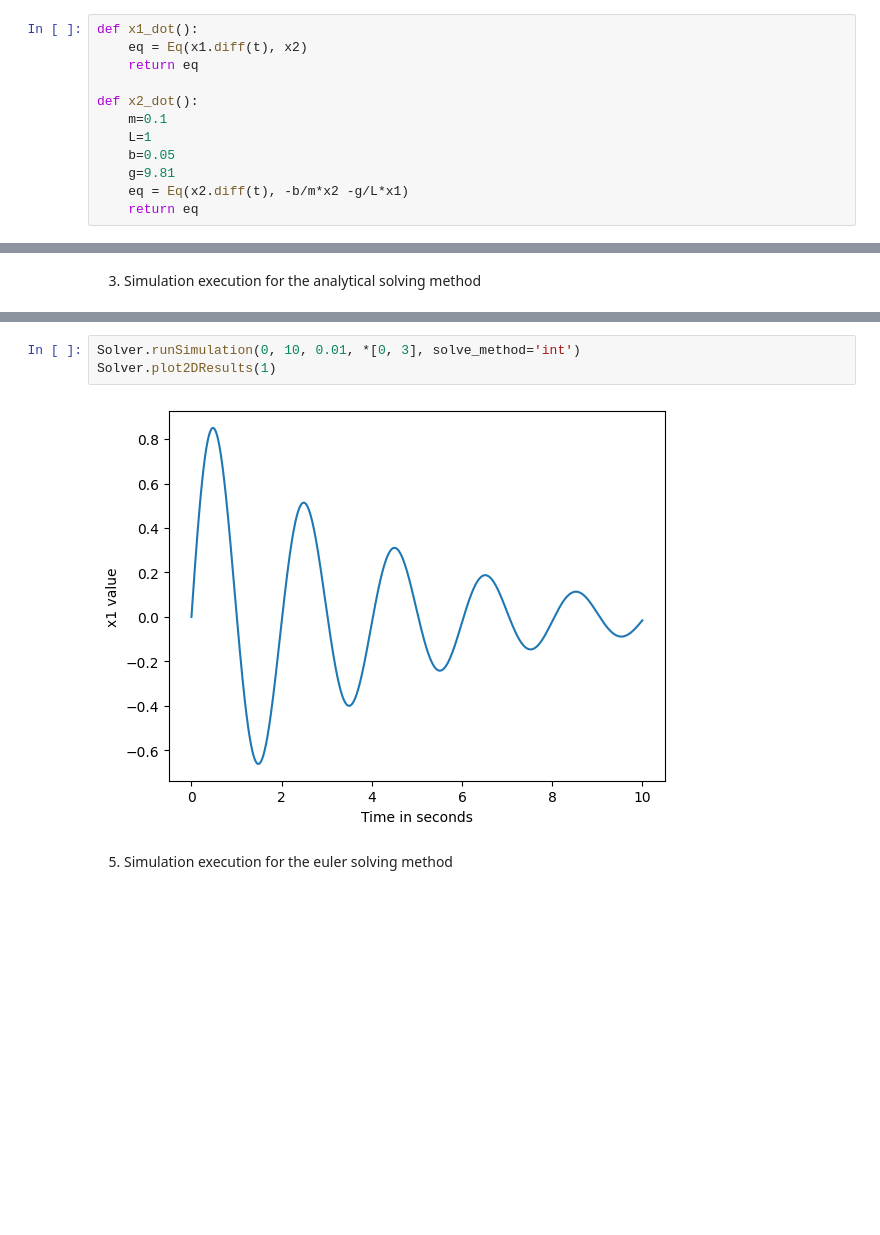
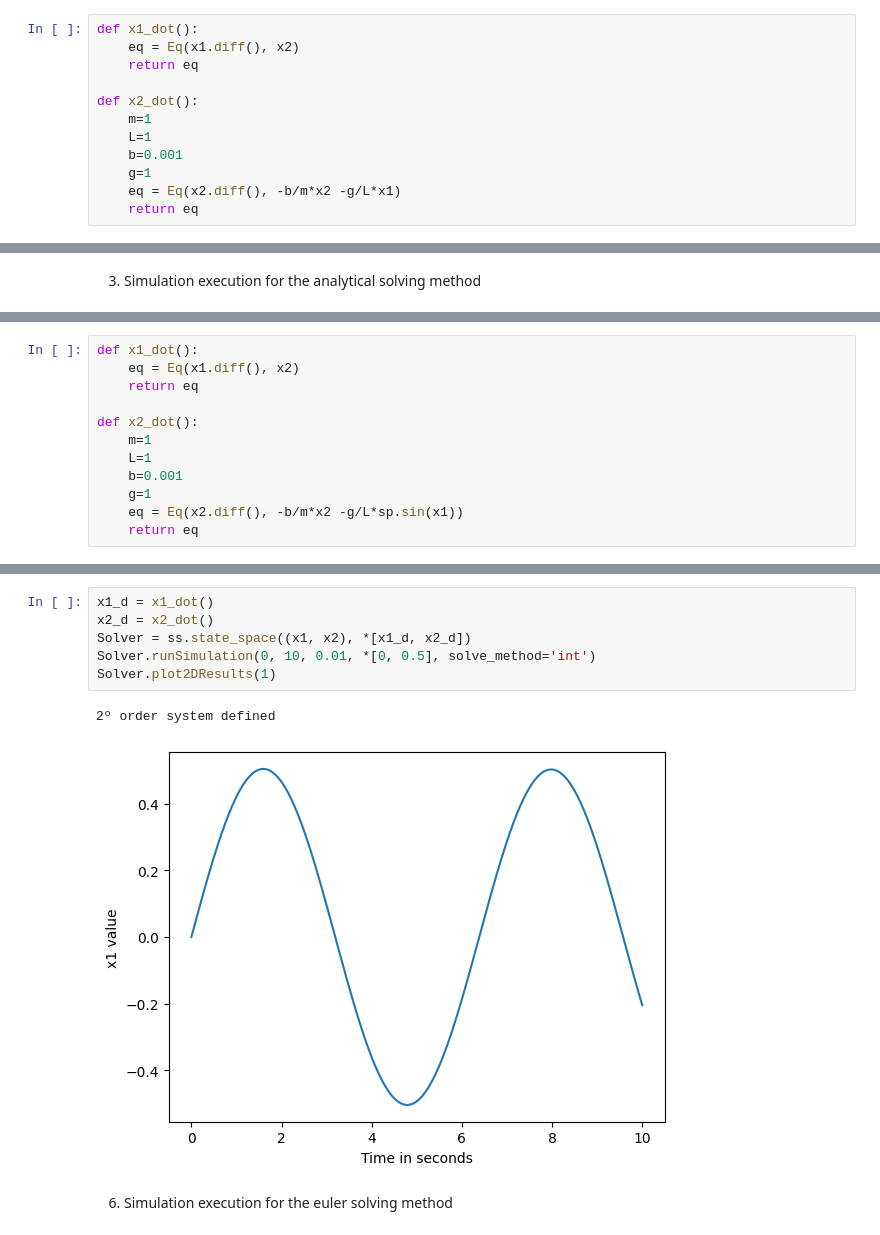
Before and after one commit to Isaacif/PyControlGym, a Jupyter notebook: pendulum.ipynb, the cells around one changed output, grey strips where cells are left out. Drawn from its saved outputs; the diff is of its cells as text; blank space fills up the shorter version.

```diff
--- a/pendulum.ipynb
+++ b/pendulum.ipynb
@@ -21,14 +23,14 @@ x1.diff()
 # %%
 def x1_dot():
-    eq = Eq(x1.diff(t), x2)
+    eq = Eq(x1.diff(), x2)
     return eq
 
 def x2_dot():
-    m=0.1
+    m=1
     L=1
-    b=0.05
-    g=9.81
-    eq = Eq(x2.diff(t), -b/m*x2 -g/L*x1)
+    b=0.001
+    g=1
+    eq = Eq(x2.diff(), -b/m*x2 -g/L*x1)
     return eq
 # %% [markdown]
 EXT: showdown of the sympy symbolic capabilities
@@ -52 +56,13 @@ Solver.plot2DResults(1)
+# %%
+def x1_dot():
+    eq = Eq(x1.diff(), x2)
+    return eq
+
+def x2_dot():
+    m=1
+    L=1
+    b=0.001
+    g=1
+    eq = Eq(x2.diff(), -b/m*x2 -g/L*sp.sin(x1))
+    return eq
 # %% [markdown]
@@ -54,8 +70,12 @@ Solver.plot2DResults(1)
 # %%
-Solver.runSimulation(0, 10, 0.01, *[0, 3], solve_method='int')
+x1_d = x1_dot()
+x2_d = x2_dot()
+Solver = ss.state_space((x1, x2), *[x1_d, x2_d])
+Solver.runSimulation(0, 10, 0.01, *[0, 0.5], solve_method='int')
 Solver.plot2DResults(1)
 # %% [output]
+2º order system defined
-[figure, old version]
+[figure, new version]
 # %% [markdown]
-5. Simulation execution for the euler solving method
+6. Simulation execution for the euler solving method
 # %%
```
Also changed, not shown: parts of 11 cells of this notebook, 1 other file.
